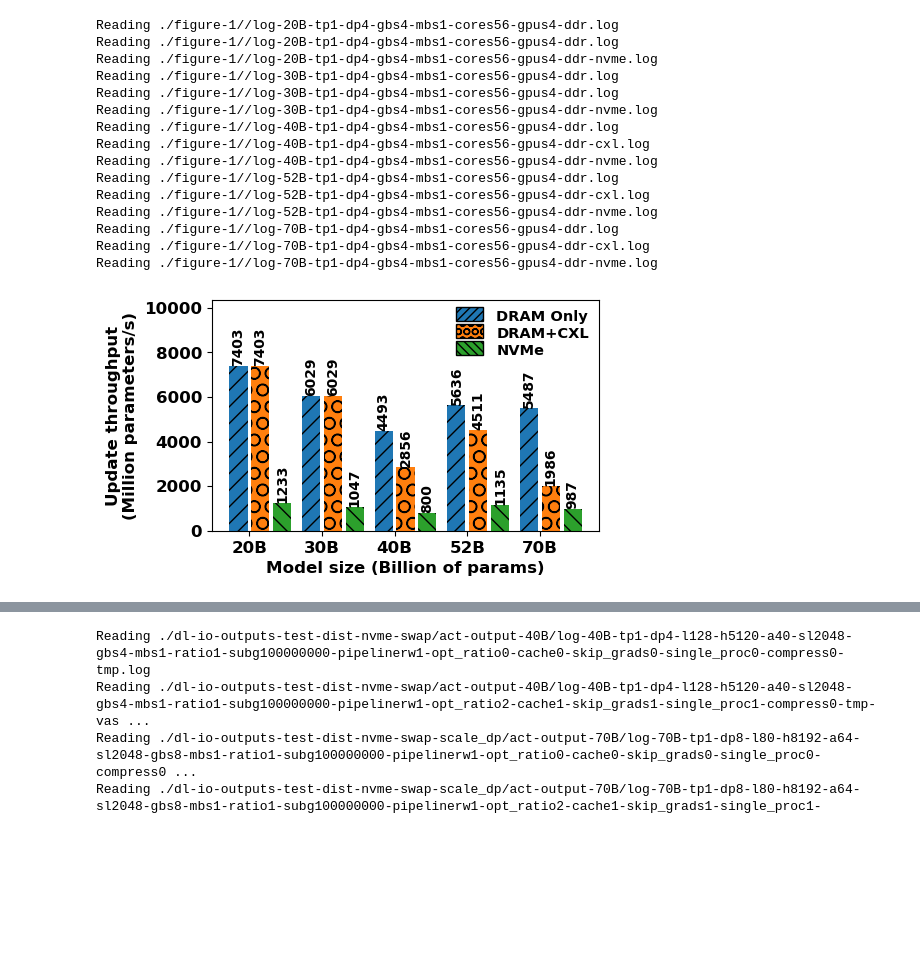
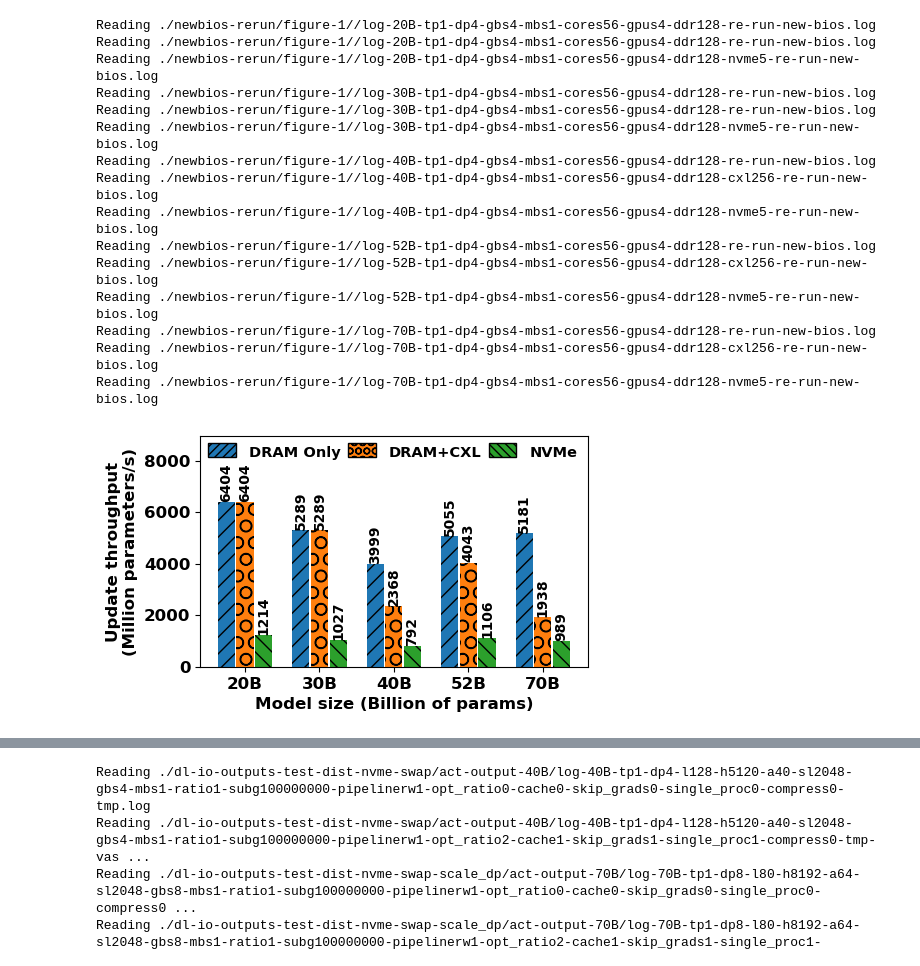
Before and after one commit to mauryaavinash95/offload-nvme-cxl, a Jupyter notebook: plotting-scripts.ipynb, the cells around one changed output, grey strips where cells are left out. Drawn from its saved outputs; the diff is of its cells as text; code cells hidden in the pictures; blank space fills up the shorter version.

Commit message:
New figures

```diff
--- a/plotting-scripts.ipynb
+++ b/plotting-scripts.ipynb
@@ -65,10 +65,11 @@ approach_code = {
     1: DRAM_CXL,
     2: DRAM_NVME,
 }
+# 0: "ddr128-re-run-new-bios",
 approach_ext = {
-    0: "ddr",
-    1: "ddr-cxl",
-    2: "ddr-nvme"
+    0: "ddr128-re-run-new-bios",
+    1: "ddr128-cxl256-re-run-new-bios",
+    2: "ddr128-nvme5-re-run-new-bios"
 }
 rev_approach_code = {v: k for k, v in approach_code.items()}
 base_config = {"basepath":"./", "approach": DRAM_ONLY, "dp": 4, "tp": 1, "ga": 1, "tf_ratio":1,
@@ -154,8 +155,8 @@ def plot_diff_models_iter_time(config, data):
 
     group_labels = list(data.keys())
     bar_labels = list(data[group_labels[0]].keys())
-    bar_width = 0.3
-    bar_gap = -0.05
+    bar_width = 0.25
+    bar_gap = -0.02
     xrange = np.arange(len(group_labels))
 
     fig, ax = plt.subplots(figsize=(5, 3))
@@ -236,7 +237,7 @@ for model in [20, 30, 40, 52, 70]:
     res[model] = {}
     for k in [0, 1, 2]:
         res[model][k] = None
-        config['basepath'] = f"./figure-1/"
+        config['basepath'] = f"./newbios-rerun/figure-1/"
         config['dp'] = 4
         config['mbs'] = 1
         config['tp'] = 1
@@ -279,13 +280,13 @@ def plot_diff_models_update_thru(config, data):
 
     group_labels = list(data.keys())
     bar_labels = list(data[group_labels[0]].keys())
-    bar_width = 0.3
-    bar_gap = -0.05
+    bar_width = 0.25
+    bar_gap = -0.02
     xrange = np.arange(len(group_labels))
 
     fig, ax = plt.subplots(figsize=(5, 3))
 #     ax2 = ax.twinx()
-    start_offset = -0.5
+    start_offset = -1
     offset = start_offset
     iter_time = {}
     fwd_time = {}
@@ -324,7 +325,7 @@ def plot_diff_models_update_thru(config, data):
     handles, labels = ax.get_legend_handles_labels()
     # labels = labels[:len(bar_labels)+3]
     legends = ax.legend(handles, labels,
-                        ncol=1, frameon=False, fontsize=10.5, loc='upper right',
+                        ncol=3, frameon=False, fontsize=10.5, loc='upper right',
              borderpad=0.2, labelspacing=0.2, columnspacing=0.5, )
     for i, handle in enumerate(legends.get_patches()):
         handle.set_edgecolor('black')
@@ -334,50 +335,50 @@ def plot_diff_models_update_thru(config, data):
             handle.set_hatch(handle.get_hatch()*2)
         else:
             handle.set_hatch(None)
 
 
     plt.savefig(f"{output_file}.eps", format='eps', bbox_inches='tight')
     plt.savefig(f"{output_file}.png", format='png', bbox_inches='tight')
     plt.show()
 
 
 res = {}
 for model in [20, 30, 40, 52, 70]:
     config = copy.deepcopy(base_config)
     res[model] = {}
     for k in [0, 1, 2]:
         res[model][k] = None
-        config['basepath'] = f"./figure-1/"
+        config['basepath'] = f"./newbios-rerun/figure-1/"
         config['dp'] = 4
         config['mbs'] = 1
         config['tp'] = 1
         config['gpus'] = 4
         config['gbs'] = config['mbs']*config['dp']
         config['approach'] = approach_code[k]
         config['ext'] = approach_ext[k]
         if model <= 30 and k == 1: # if it is DRAM + CXL, just match it with the DRAM only.
             config['ext'] = approach_ext[0]
         ans = parse_log(MODELS[model], config)
         res[model][k] = ans
 
 plot_diff_models_update_thru(config, res)
 # %% [output]
-Reading ./figure-1//log-20B-tp1-dp4-gbs4-mbs1-cores56-gpus4-ddr.log
-Reading ./figure-1//log-20B-tp1-dp4-gbs4-mbs1-cores56-gpus4-ddr.log
-Reading ./figure-1//log-20B-tp1-dp4-gbs4-mbs1-cores56-gpus4-ddr-nvme.log
-Reading ./figure-1//log-30B-tp1-dp4-gbs4-mbs1-cores56-gpus4-ddr.log
-Reading ./figure-1//log-30B-tp1-dp4-gbs4-mbs1-cores56-gpus4-ddr.log
-Reading ./figure-1//log-30B-tp1-dp4-gbs4-mbs1-cores56-gpus4-ddr-nvme.log
-Reading ./figure-1//log-40B-tp1-dp4-gbs4-mbs1-cores56-gpus4-ddr.log
-Reading ./figure-1//log-40B-tp1-dp4-gbs4-mbs1-cores56-gpus4-ddr-cxl.log
-Reading ./figure-1//log-40B-tp1-dp4-gbs4-mbs1-cores56-gpus4-ddr-nvme.log
-Reading ./figure-1//log-52B-tp1-dp4-gbs4-mbs1-cores56-gpus4-ddr.log
-Reading ./figure-1//log-52B-tp1-dp4-gbs4-mbs1-cores56-gpus4-ddr-cxl.log
-Reading ./figure-1//log-52B-tp1-dp4-gbs4-mbs1-cores56-gpus4-ddr-nvme.log
-Reading ./figure-1//log-70B-tp1-dp4-gbs4-mbs1-cores56-gpus4-ddr.log
-Reading ./figure-1//log-70B-tp1-dp4-gbs4-mbs1-cores56-gpus4-ddr-cxl.log
-Reading ./figure-1//log-70B-tp1-dp4-gbs4-mbs1-cores56-gpus4-ddr-nvme.log
+Reading ./newbios-rerun/figure-1//log-20B-tp1-dp4-gbs4-mbs1-cores56-gpus4-ddr128-re-run-new-bios.log
+Reading ./newbios-rerun/figure-1//log-20B-tp1-dp4-gbs4-mbs1-cores56-gpus4-ddr128-re-run-new-bios.log
+Reading ./newbios-rerun/figure-1//log-20B-tp1-dp4-gbs4-mbs1-cores56-gpus4-ddr128-nvme5-re-run-new-bios.log
+Reading ./newbios-rerun/figure-1//log-30B-tp1-dp4-gbs4-mbs1-cores56-gpus4-ddr128-re-run-new-bios.log
+Reading ./newbios-rerun/figure-1//log-30B-tp1-dp4-gbs4-mbs1-cores56-gpus4-ddr128-re-run-new-bios.log
+Reading ./newbios-rerun/figure-1//log-30B-tp1-dp4-gbs4-mbs1-cores56-gpus4-ddr128-nvme5-re-run-new-bios.log
+Reading ./newbios-rerun/figure-1//log-40B-tp1-dp4-gbs4-mbs1-cores56-gpus4-ddr128-re-run-new-bios.log
+Reading ./newbios-rerun/figure-1//log-40B-tp1-dp4-gbs4-mbs1-cores56-gpus4-ddr128-cxl256-re-run-new-bios.log
+Reading ./newbios-rerun/figure-1//log-40B-tp1-dp4-gbs4-mbs1-cores56-gpus4-ddr128-nvme5-re-run-new-bios.log
+Reading ./newbios-rerun/figure-1//log-52B-tp1-dp4-gbs4-mbs1-cores56-gpus4-ddr128-re-run-new-bios.log
+Reading ./newbios-rerun/figure-1//log-52B-tp1-dp4-gbs4-mbs1-cores56-gpus4-ddr128-cxl256-re-run-new-bios.log
+Reading ./newbios-rerun/figure-1//log-52B-tp1-dp4-gbs4-mbs1-cores56-gpus4-ddr128-nvme5-re-run-new-bios.log
+Reading ./newbios-rerun/figure-1//log-70B-tp1-dp4-gbs4-mbs1-cores56-gpus4-ddr128-re-run-new-bios.log
+Reading ./newbios-rerun/figure-1//log-70B-tp1-dp4-gbs4-mbs1-cores56-gpus4-ddr128-cxl256-re-run-new-bios.log
+Reading ./newbios-rerun/figure-1//log-70B-tp1-dp4-gbs4-mbs1-cores56-gpus4-ddr128-nvme5-re-run-new-bios.log
-[figure, old version]
+[figure, new version]
 # %%
 ###############################################################
 # Plot for different gradient accumulation degrees.
```
Also changed, not shown: parts of 4 cells of this notebook, 10 other files.
